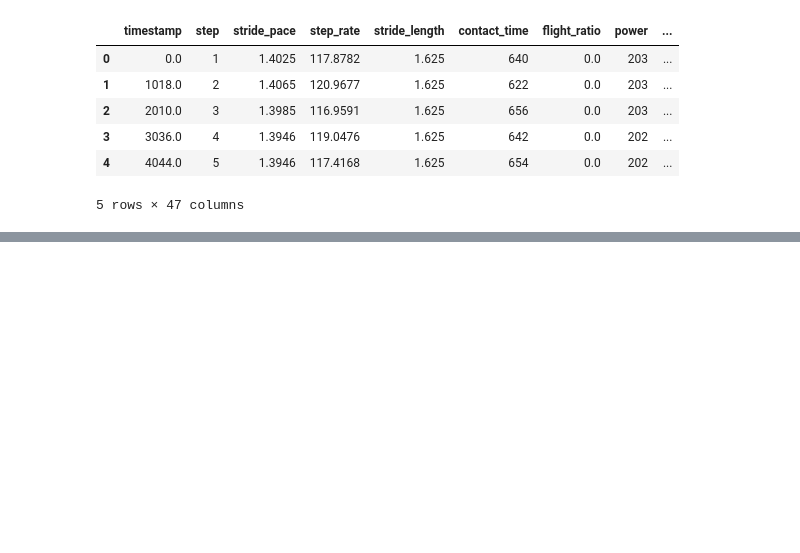
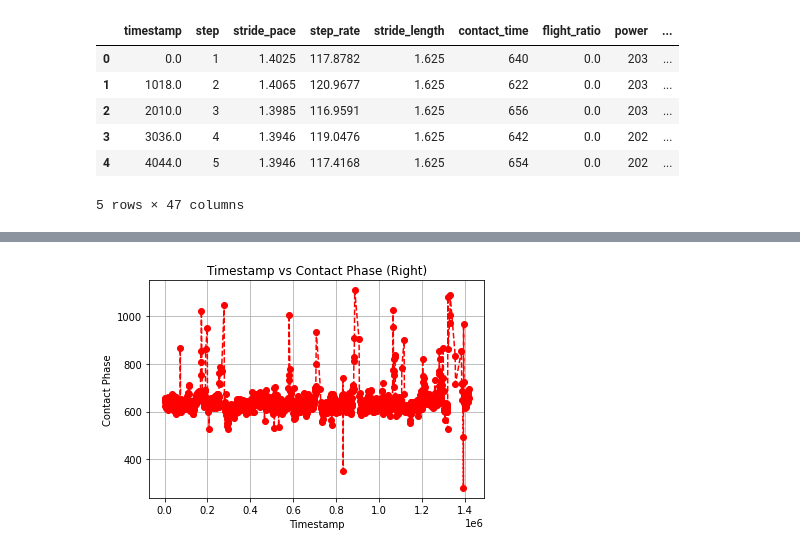
Before and after one commit to jinsung-kim/data-aggregation, a Jupyter notebook: data_aggregation.ipynb, the cells around one changed output, grey strips where cells are left out. Cells and saved outputs as stored; diff of their text form; code cells hidden in the pictures; blank space fills up the shorter version.

```diff
--- a/data_aggregation.ipynb
+++ b/data_aggregation.ipynb
@@ -32,0 +76,9 @@ right_df.head()
+# %%
+plt.title("Timestamp vs Contact Phase (Right)")
+
+plt.plot(right_df["timestamp"], right_df["contact_time"], "ro--")
+plt.xlabel("Timestamp")
+plt.ylabel("Contact Phase")
+plt.grid()
+# %% [output]
+[figure, added]
```
Also changed, not shown: parts of 12 cells of this notebook.
